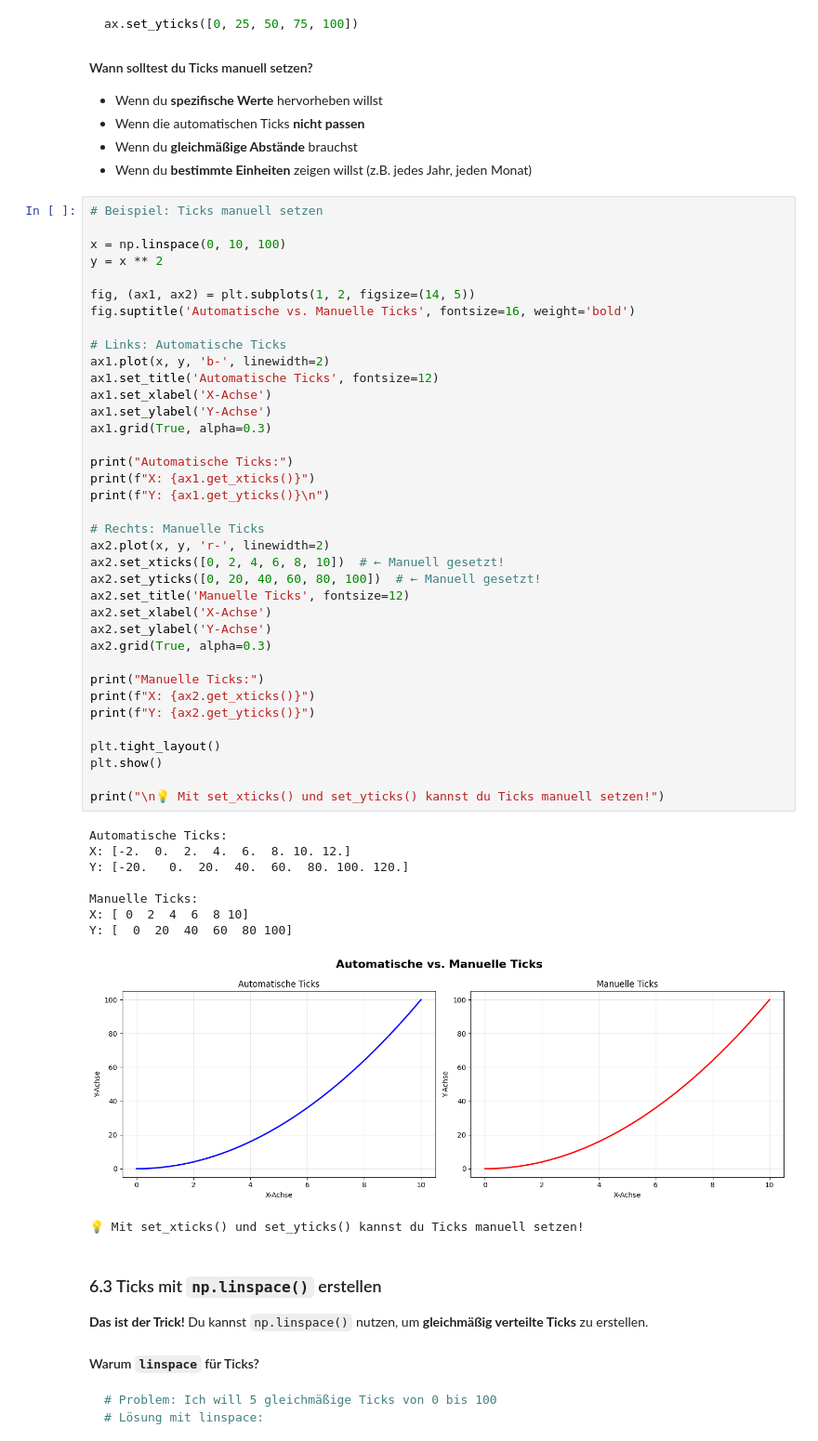
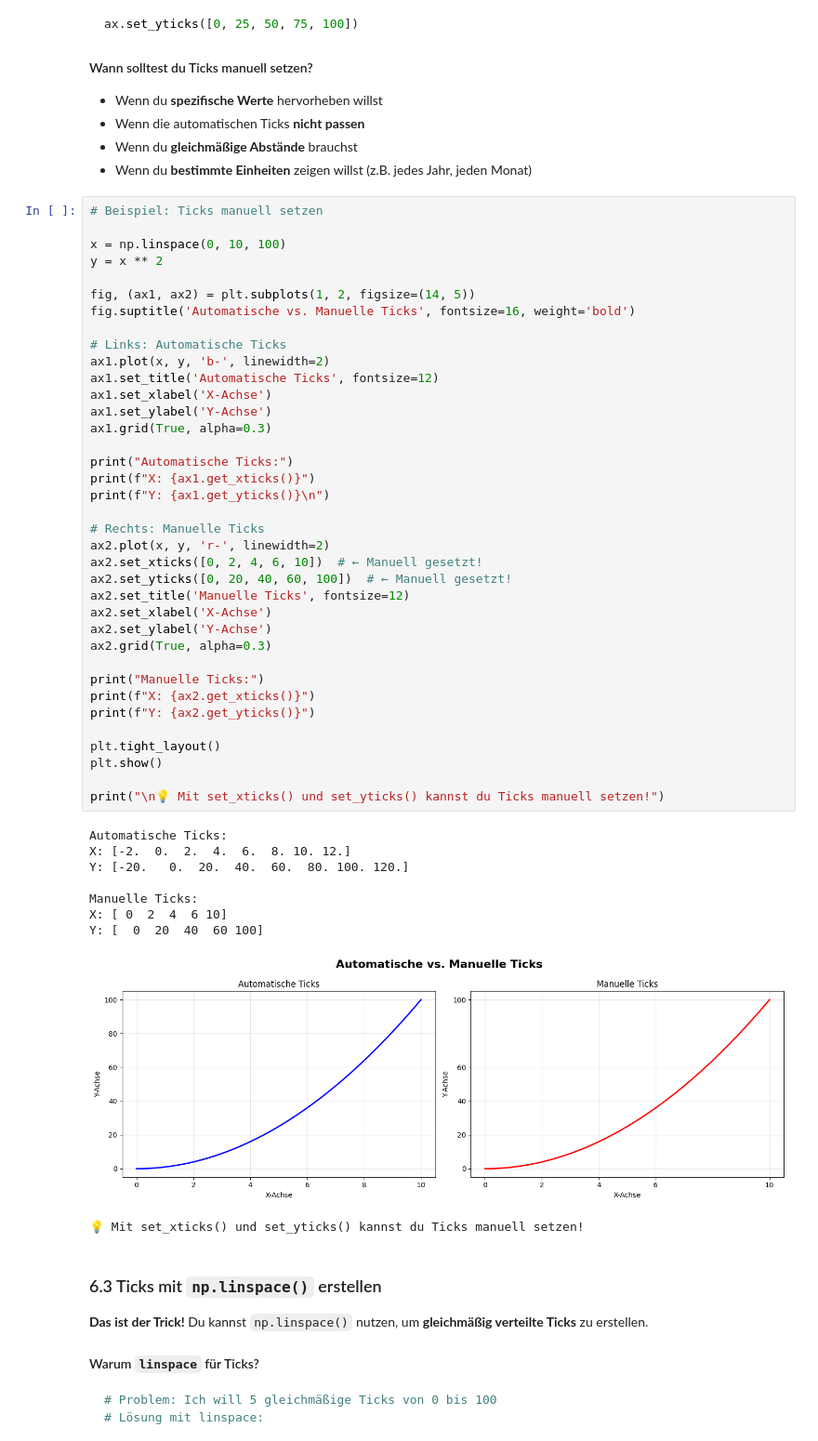
Before and after one commit to Tetiana-Pasichnyk/data-visualization-storytelling-hsh, a Jupyter notebook: fundamentals/matplotlib_fundamentals_explained.ipynb, the cells around one changed output. Shown at 93% size. Cells and saved outputs as stored; diff of their text form.

```diff
--- a/fundamentals/matplotlib_fundamentals_explained.ipynb
+++ b/fundamentals/matplotlib_fundamentals_explained.ipynb
@@ -345,38 +360,38 @@ ax1.plot(x, y, 'b-', linewidth=2)
 ax1.set_title('Automatische Ticks', fontsize=12)
 ax1.set_xlabel('X-Achse')
 ax1.set_ylabel('Y-Achse')
 ax1.grid(True, alpha=0.3)
 
 print("Automatische Ticks:")
 print(f"X: {ax1.get_xticks()}")
 print(f"Y: {ax1.get_yticks()}\n")
 
 # Rechts: Manuelle Ticks
 ax2.plot(x, y, 'r-', linewidth=2)
-ax2.set_xticks([0, 2, 4, 6, 8, 10])  # ← Manuell gesetzt!
-ax2.set_yticks([0, 20, 40, 60, 80, 100])  # ← Manuell gesetzt!
+ax2.set_xticks([0, 2, 4, 6, 10])  # ← Manuell gesetzt!
+ax2.set_yticks([0, 20, 40, 60, 100])  # ← Manuell gesetzt!
 ax2.set_title('Manuelle Ticks', fontsize=12)
 ax2.set_xlabel('X-Achse')
 ax2.set_ylabel('Y-Achse')
 ax2.grid(True, alpha=0.3)
 
 print("Manuelle Ticks:")
 print(f"X: {ax2.get_xticks()}")
 print(f"Y: {ax2.get_yticks()}")
 
 plt.tight_layout()
 plt.show()
 
 print("\n💡 Mit set_xticks() und set_yticks() kannst du Ticks manuell setzen!")
 # %% [output]
 Automatische Ticks:
 X: [-2.  0.  2.  4.  6.  8. 10. 12.]
 Y: [-20.   0.  20.  40.  60.  80. 100. 120.]
 
 Manuelle Ticks:
-X: [ 0  2  4  6  8 10]
-Y: [  0  20  40  60  80 100]
+X: [ 0  2  4  6 10]
+Y: [  0  20  40  60 100]
-[figure, old version]
+[figure, new version]
 💡 Mit set_xticks() und set_yticks() kannst du Ticks manuell setzen!
 # %% [markdown]
 ### 6.3 Ticks mit `np.linspace()` erstellen
```
Also changed, not shown: parts of 6 cells of this notebook, 7 other files.
